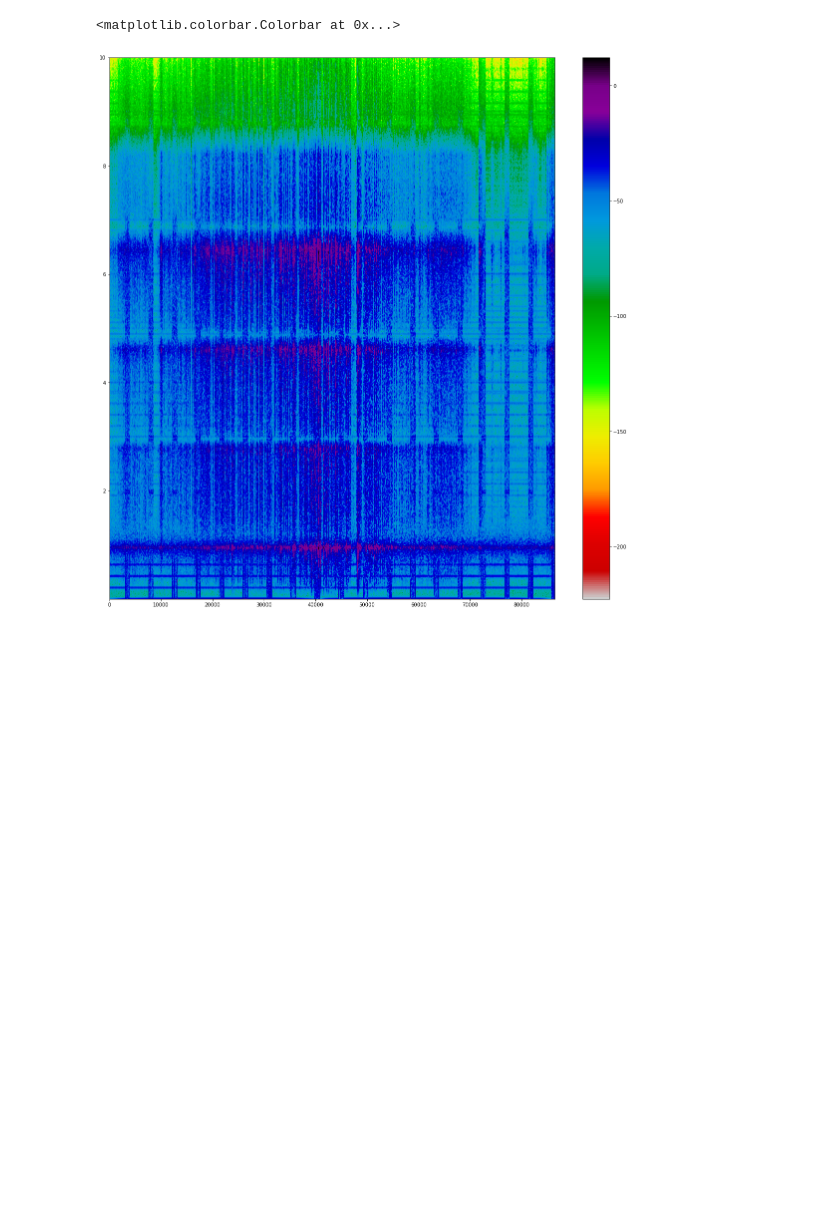
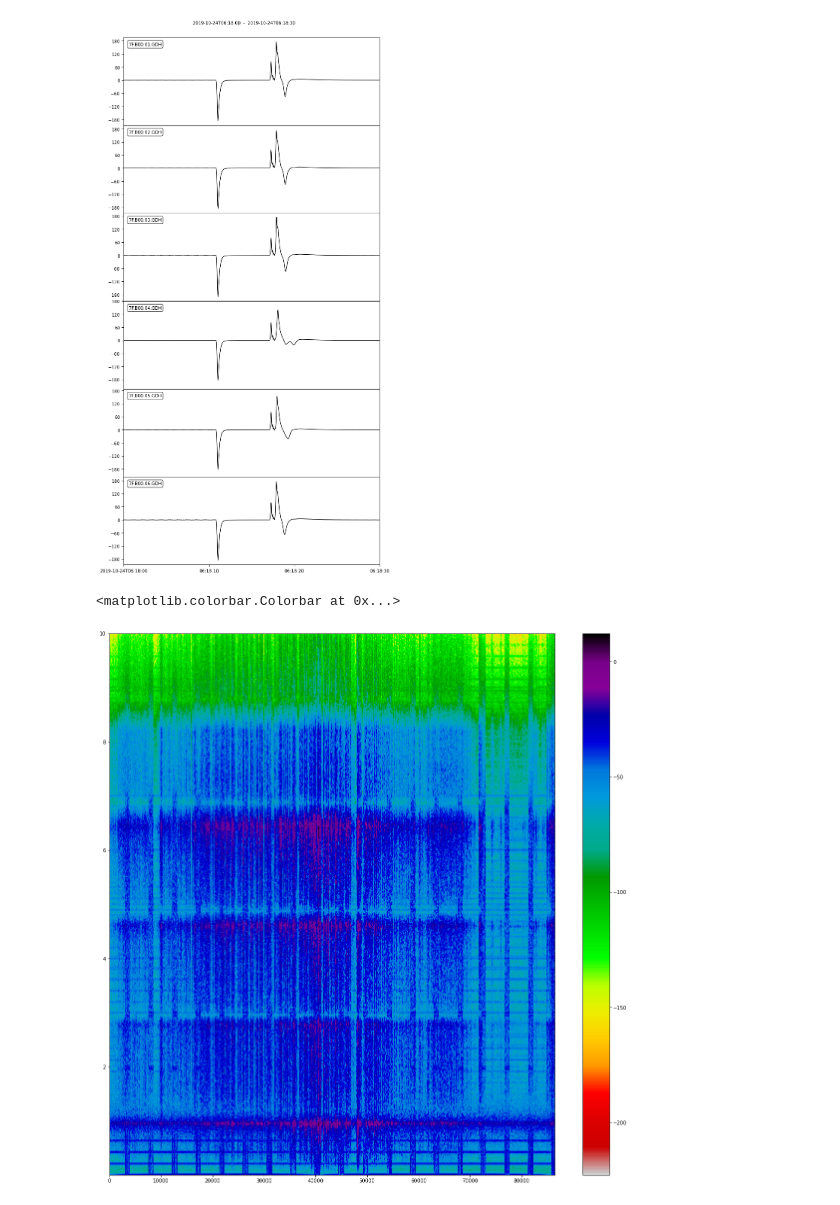
Before and after one commit to SerpRateAI/boreholeAcoustics, a Jupyter notebook: winds.ipynb, the cells around one changed output. Cells and saved outputs as stored; diff of their text form; code cells hidden in the pictures; blank space fills up the shorter version.

```diff
--- a/winds.ipynb
+++ b/winds.ipynb
@@ -65,3 +68,4 @@ x=day135.plot()
 # %%
-day135
+x=day135.plot(starttime=obspy.UTCDateTime('2019-10-24T06:18:00')
+             ,endtime=obspy.UTCDateTime('2019-10-24T06:18:30'))
 # %% [output]
@@ -75,3 +72,4 @@ day135
+[figure, added]
 # %%
 fig, ax = plt.subplots(figsize=(20, 20))
 
```
Also changed, not shown: parts of 14 cells of this notebook, 10 other files.
